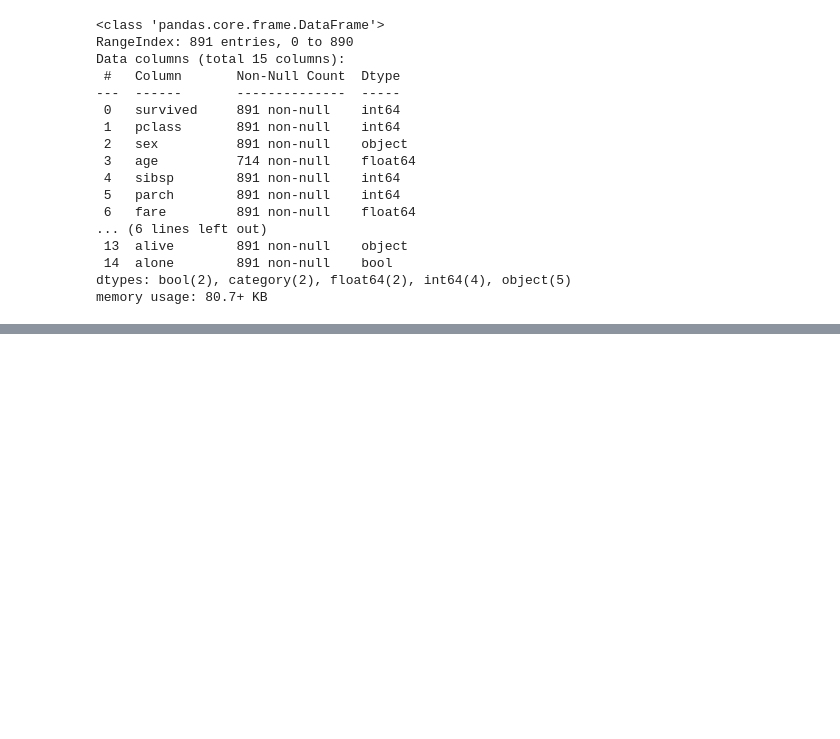
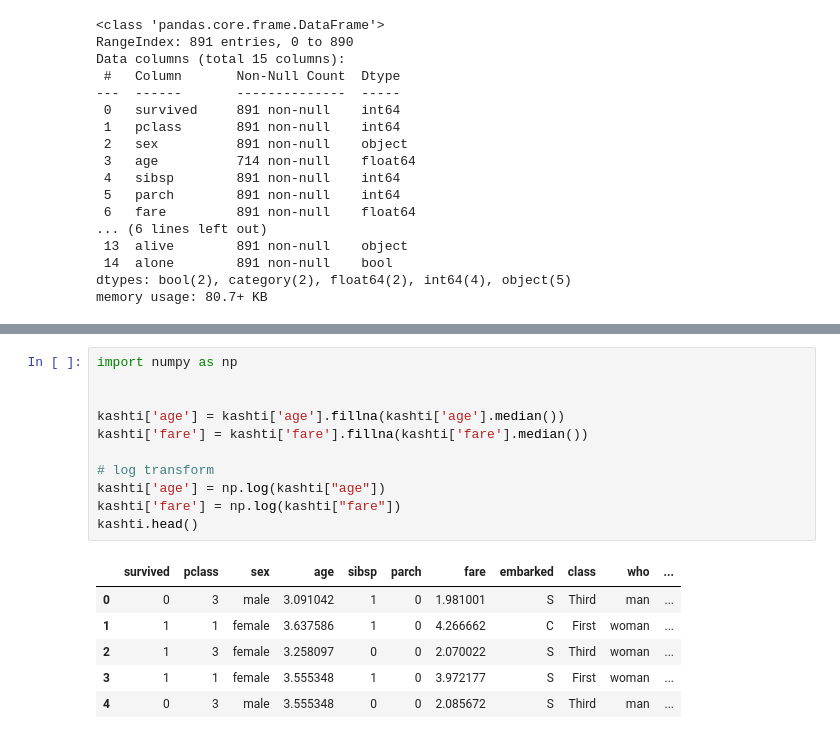
Before and after one commit to Afzalfaizi/python-ka-chilla, a Jupyter notebook: Data Wrangling/data_wrangling_technics.ipynb, the cells around one changed output, grey strips where cells are left out. Drawn from its saved outputs; the diff is of its cells as text; blank space fills up the shorter version.

```diff
--- a/Data Wrangling/data_wrangling_technics.ipynb
+++ b/Data Wrangling/data_wrangling_technics.ipynb
@@ -261,0 +271,18 @@ memory usage: 80.7+ KB
+# %%
+import numpy as np
+
+
+kashti['age'] = kashti['age'].fillna(kashti['age'].median())
+kashti['fare'] = kashti['fare'].fillna(kashti['fare'].median())
+
+# log transform
+kashti['age'] = np.log(kashti["age"])
+kashti['fare'] = np.log(kashti["fare"])
+kashti.head()
+# %% [output]
+|  | survived | pclass | sex | age | sibsp | parch | fare | embarked | class | who | ... |
+| 0 | 0 | 3 | male | 3.091042 | 1 | 0 | 1.981001 | S | Third | man | ... |
+| 1 | 1 | 1 | female | 3.637586 | 1 | 0 | 4.266662 | C | First | woman | ... |
+| 2 | 1 | 3 | female | 3.258097 | 0 | 0 | 2.070022 | S | Third | woman | ... |
+| 3 | 1 | 1 | female | 3.555348 | 1 | 0 | 3.972177 | S | First | woman | ... |
+| 4 | 0 | 3 | male | 3.555348 | 0 | 0 | 2.085672 | S | Third | man | ... |
```
Also changed, not shown: parts of 4 cells of this notebook.
